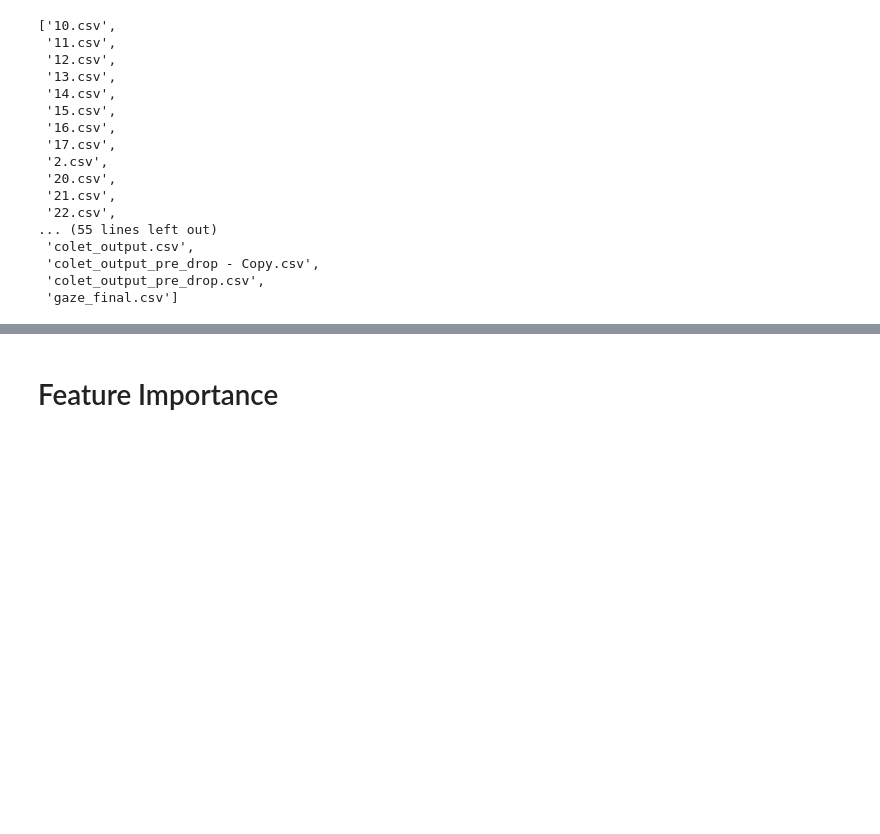
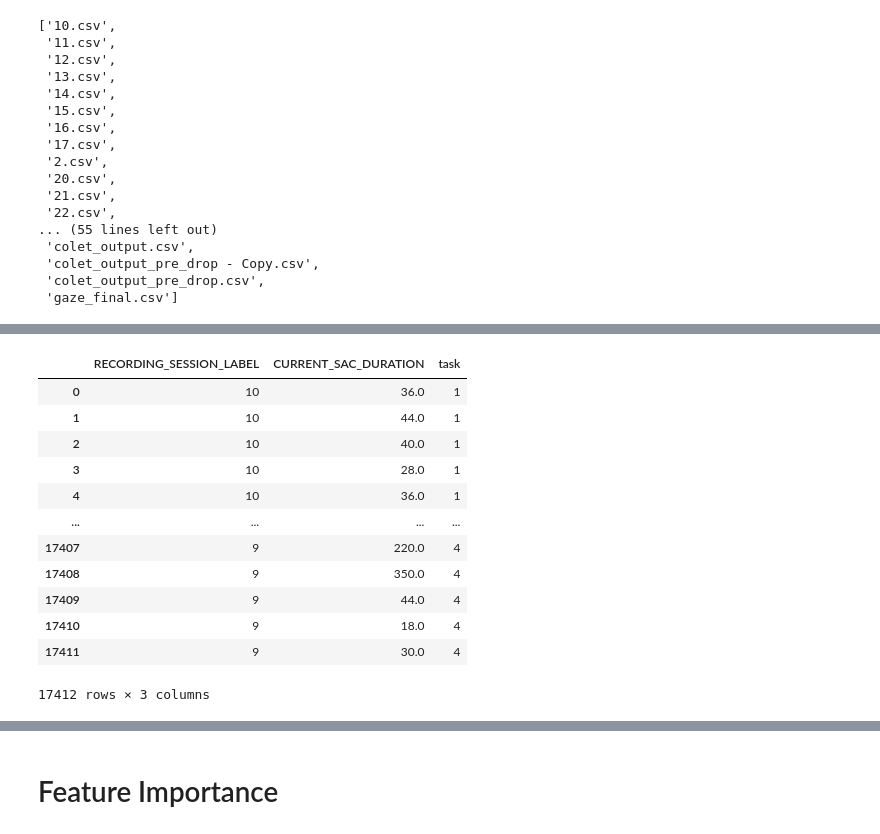
Before and after one commit to AndrewHallam1/SIT724, a Jupyter notebook: code/SIT724v3.ipynb, the cells around one changed output, grey strips where cells are left out. Cells and saved outputs as stored; diff of their text form; code cells hidden in the pictures; blank space fills up the shorter version.

```diff
--- a/code/SIT724v3.ipynb
+++ b/code/SIT724v3.ipynb
@@ -1987,6 +2031,7 @@ mla_sacc = pd.DataFrame()
 # %%
+mla_sacc = pd.DataFrame()
+
 for f in files_csv:
-    #data = pd.read_excel(f)
     data1 = pd.read_csv(f)
     data1['RECORDING_SESSION_LABEL'] = f[:-4]
-    mla_sacc = mla_sacc.append(data1)
+    mla_sacc = pd.concat([mla_sacc, data1], ignore_index=True)
@@ -2084,6 +2221,18 @@ mla_sacc_3 = mla_sacc.loc[mla_sacc['Trial_Index_'] == 3]
 mla_sacc_3 = mla_sacc_3.drop('Trial_Index_', axis=1)
 mla_sacc_4 = mla_sacc.loc[mla_sacc['Trial_Index_'] == 4]
 mla_sacc_4 = mla_sacc_4.drop('Trial_Index_', axis=1)
+# %%
+#saving a copy for the deep learning model later on
+mla_sacc_1_deep = mla_sacc_1
+mla_sacc_1_deep['task'] = 1
+mla_sacc_2_deep = mla_sacc_2
+mla_sacc_2_deep['task'] = 2
+mla_sacc_3_deep = mla_sacc_3
+mla_sacc_3_deep['task'] = 3
+mla_sacc_4_deep = mla_sacc_4
+mla_sacc_4_deep['task'] = 4
+
+mla_sacc_deep = pd.concat([mla_sacc_1_deep, mla_sacc_2_deep,mla_sacc_3_deep, mla_sacc_4_deep ], ignore_index=True)
 # %%
 #counts of saccades
 #task 1
@@ -2136,0 +2349,16 @@ final
+# %%
+mla_sacc_deep
+# %% [output]
+|  | RECORDING_SESSION_LABEL | CURRENT_SAC_DURATION | task |
+| 0 | 10 | 36.0 | 1 |
+| 1 | 10 | 44.0 | 1 |
+| 2 | 10 | 40.0 | 1 |
+| 3 | 10 | 28.0 | 1 |
+| 4 | 10 | 36.0 | 1 |
+| ... | ... | ... | ... |
+| 17407 | 9 | 220.0 | 4 |
+| 17408 | 9 | 350.0 | 4 |
+| 17409 | 9 | 44.0 | 4 |
+| 17410 | 9 | 18.0 | 4 |
+| 17411 | 9 | 30.0 | 4 |
+17412 rows × 3 columns
```
Also changed, not shown: parts of 207 cells of this notebook.
